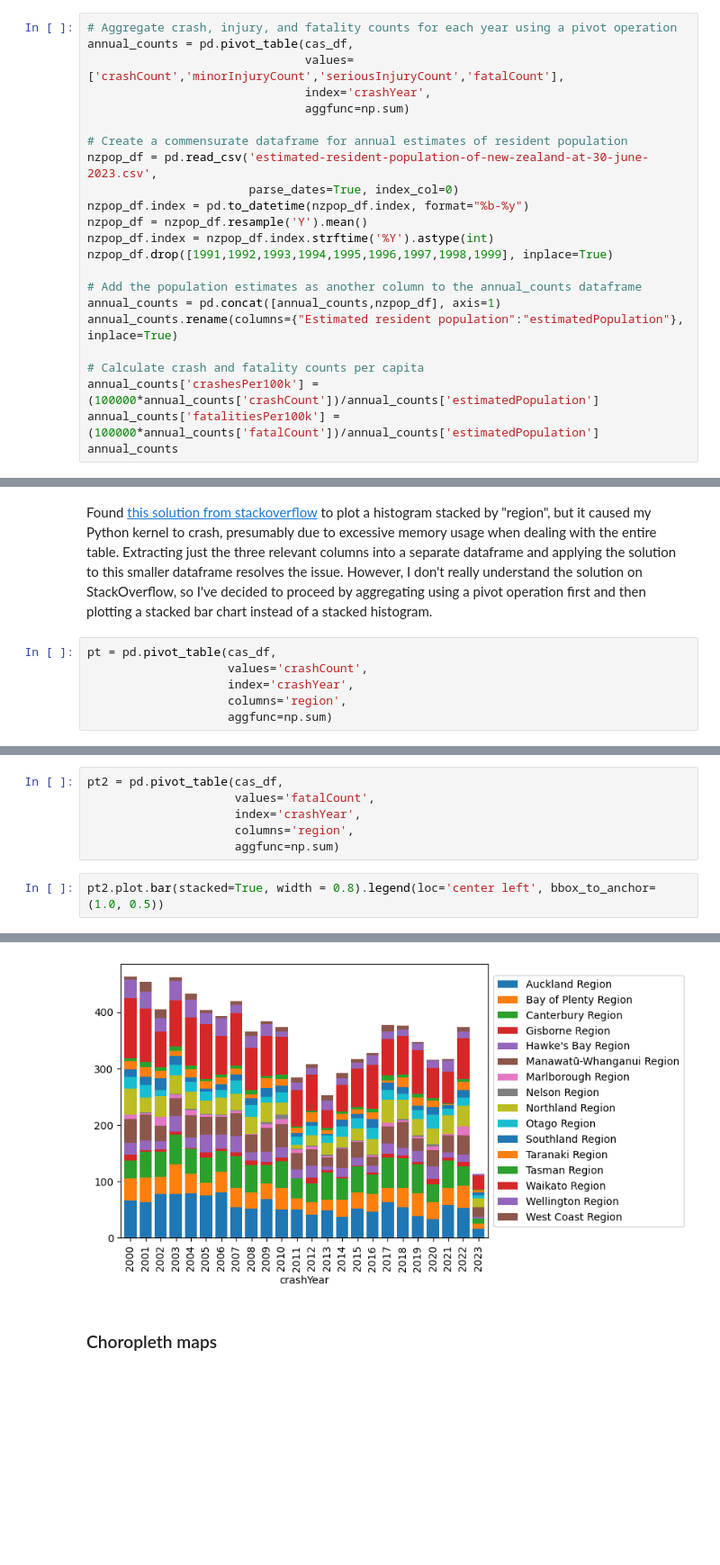
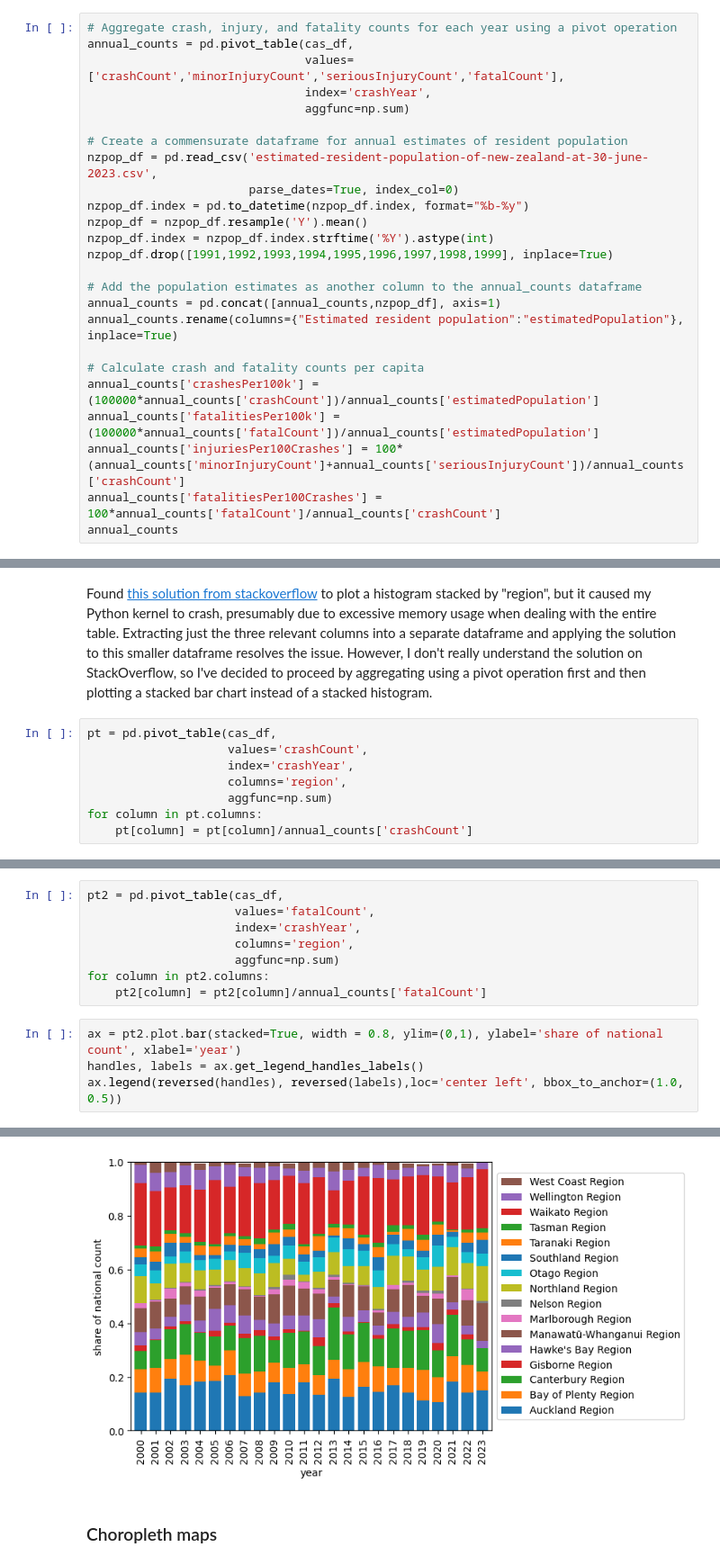
Before and after one commit to dmitrische/cas-data-exploration, a Jupyter notebook: assignment.ipynb, the cells around one changed output, grey strips where cells are left out. Shown at 90% size. Saved outputs shown, nothing was run; the diff lists cells and outputs as text; blank space fills up the shorter version.

```diff
--- a/assignment.ipynb
+++ b/assignment.ipynb
@@ -163,6 +163,8 @@ annual_counts.rename(columns={"Estimated resident population":"estimatedPopulati
 # Calculate crash and fatality counts per capita
 annual_counts['crashesPer100k'] = (100000*annual_counts['crashCount'])/annual_counts['estimatedPopulation']
 annual_counts['fatalitiesPer100k'] = (100000*annual_counts['fatalCount'])/annual_counts['estimatedPopulation']
+annual_counts['injuriesPer100Crashes'] = 100*(annual_counts['minorInjuryCount']+annual_counts['seriousInjuryCount'])/annual_counts['crashCount']
+annual_counts['fatalitiesPer100Crashes'] = 100*annual_counts['fatalCount']/annual_counts['crashCount']
 annual_counts
 # %% [output]
 |  | crashCount | fatalCount | minorInjuryCount | seriousInjuryCount | estimatedPopulation | crashesPer100k | ... |
@@ -205,6 +260,8 @@ pt = pd.pivot_table(cas_df,
                     index='crashYear',
                     columns='region',
                     aggfunc=np.sum)
+for column in pt.columns:
+    pt[column] = pt[column]/annual_counts['crashCount']
 # %%
 pt
 # %% [output]
@@ -247,11 +306,15 @@ pt2 = pd.pivot_table(cas_df,
                      index='crashYear',
                      columns='region',
                      aggfunc=np.sum)
+for column in pt2.columns:
+    pt2[column] = pt2[column]/annual_counts['fatalCount']
 # %%
-pt2.plot.bar(stacked=True, width = 0.8).legend(loc='center left', bbox_to_anchor=(1.0, 0.5))
+ax = pt2.plot.bar(stacked=True, width = 0.8, ylim=(0,1), ylabel='share of national count', xlabel='year')
+handles, labels = ax.get_legend_handles_labels()
+ax.legend(reversed(handles), reversed(labels),loc='center left', bbox_to_anchor=(1.0, 0.5))
 # %% [output]
 <matplotlib.legend.Legend at 0x...>
-[figure, old version]
+[figure, new version]
 # %% [markdown]
 ### Choropleth maps
 # %%
```
Also changed, not shown: parts of 22 cells of this notebook, 2 other files.
